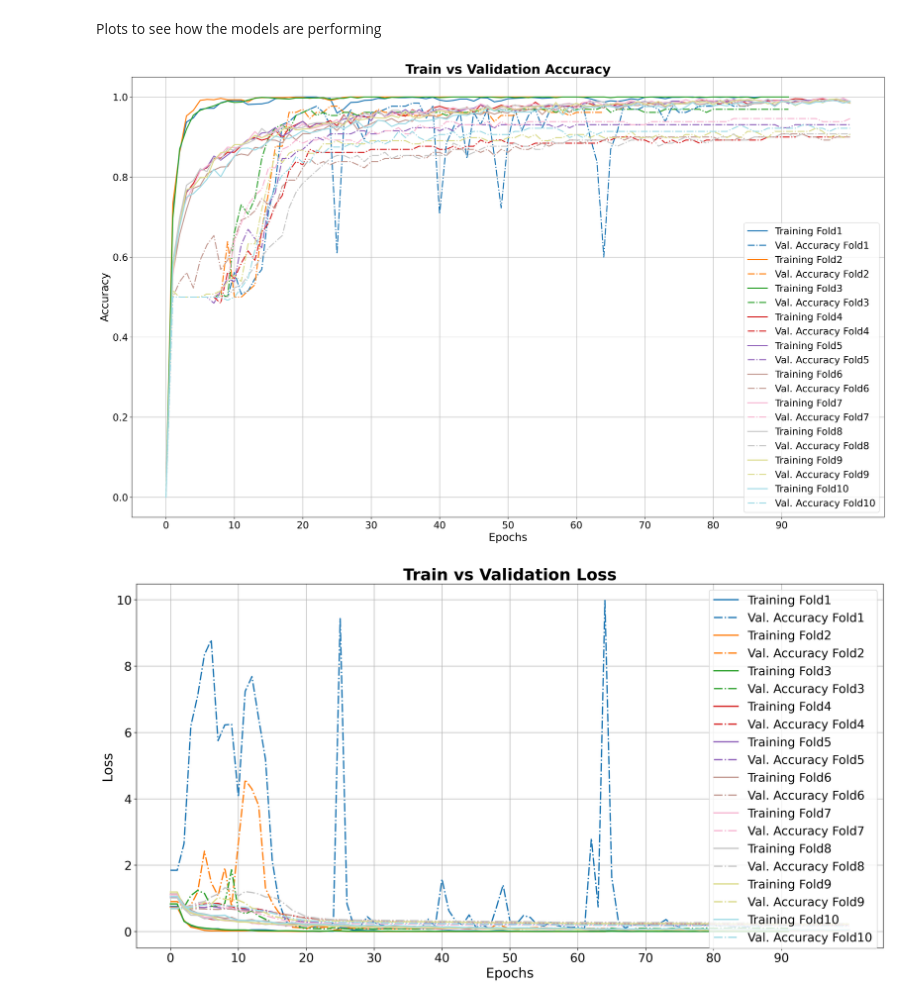
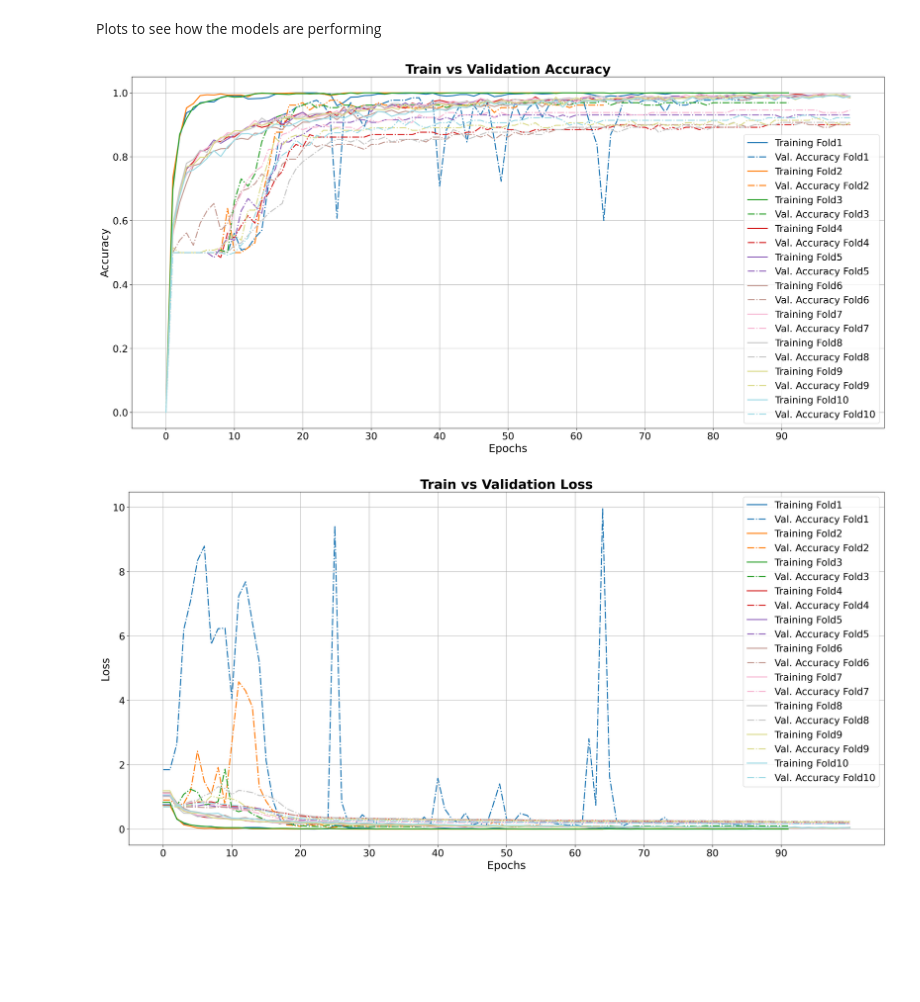
Before and after one commit to pietrodileo/Python_for_MD_thesis, a Jupyter notebook: CNN_CrossValidation.ipynb, the cells around one changed output. Saved outputs shown, nothing was run; the diff lists cells and outputs as text; code cells hidden in the pictures; blank space fills up the shorter version.

```diff
--- a/CNN_CrossValidation.ipynb
+++ b/CNN_CrossValidation.ipynb
@@ -597,7 +597,7 @@ def ConfMtxPlot(train_labels, pred_labels):
   plt.title("Confusion Matrix")
   plt.show()
 # %%
-def ComputeStatistics(LabelNames,confusion_mtx,true_labels, pred_labels,runtime):
+def ComputeStatistics(LabelNames,confusion_mtx,true_labels, pred_labels,runtime,fold):
   # select positive class (disease), 0 or 1, in binary classification
   if LabelNames[0] == 'class_HealthyControl':
     PositiveClass = 1
@@ -640,7 +640,7 @@ def ComputeStatistics(LabelNames,confusion_mtx,true_labels, pred_labels,runtime)
     Stat_df = pd.DataFrame(StatArray)
     Stat_df = pd.DataFrame.transpose(Stat_df)
     Stat_df.columns = StatLabels
-    Stat_df.index = ['Statistics']
+    Stat_df.index = ['Statistics Fold'+str(fold)]
     return Stat_df
   else:
     # Multiclass Classification
@@ -710,7 +710,7 @@ for fold in range(0,k):
                           cmap=None,
                           normalize=False)
   # Statistics
-  Stat_df = ComputeStatistics(LabelNames,confusion_mtx,true_labels, pred_labels,runtimeK)
+  Stat_df = ComputeStatistics(LabelNames,confusion_mtx,true_labels, pred_labels,runtimeK,fold)
   stats = pd.concat([stats, Stat_df])
 # %% [output]
 CrossValidation: Epoch 1 of 10
@@ -844,33 +860,33 @@ Plots to see how the models are performing
 # %%
 colormap= plt.get_cmap('tab20')
 colors = iter(colormap(np.linspace(0,1,10)))
-fig = plt.figure(figsize=(25, 15),dpi=300)
+fig = plt.figure(figsize=(25, 12), dpi=300)
 font = {'size' : 18}
 plt.rc('font', **font)
 
 for fold in range(0,k):
   color=next(colors)
   kTrainAcc = [0] + historyList[fold].history['accuracy']
   kValAcc = [0] + historyList[fold].history['val_accuracy']
   epochs = list(range(0, len(kTrainAcc)))
   plt.plot(epochs, kTrainAcc, label='Training Fold'+str(fold+1),color=color,linewidth=2)
   plt.plot(epochs, kValAcc,label='Val. Accuracy Fold'+str(fold+1), \
            linestyle = "dashdot",color=color,linewidth=2)
 plt.legend()
 plt.grid()
 plt.title("Train vs Validation Accuracy", fontsize=24,fontweight='bold')
 plt.xlabel("Epochs", fontsize=20)
 plt.ylabel("Accuracy", fontsize=20)
 plt.xticks(range(0,EPOCHS,10))
 plt.show()
 outputName = os.path.join(outputPath,'Accuracy')
 fig.savefig(outputName, dpi=300, format='png',pad_inches=0.01)
 # %% [output]
-[figure, old version]
+[figure, new version]
 # %%
 colormap= plt.get_cmap('tab20')
 colors = iter(colormap(np.linspace(0,1,10)))
-fig = plt.figure(figsize=(20, 10),dpi=300)
+fig = plt.figure(figsize=(25, 12),dpi=300)
 font = {'size'   : 18}
 plt.rc('font', **font)
 
@@ -892,4 +908,4 @@ plt.show()
 outputName = os.path.join(outputPath,'Loss')
 fig.savefig(outputName, dpi=300, format='png',pad_inches=0.01)
 # %% [output]
-[figure, old version]
+[figure, new version]
```
Also changed, not shown: parts of 2 cells of this notebook.
